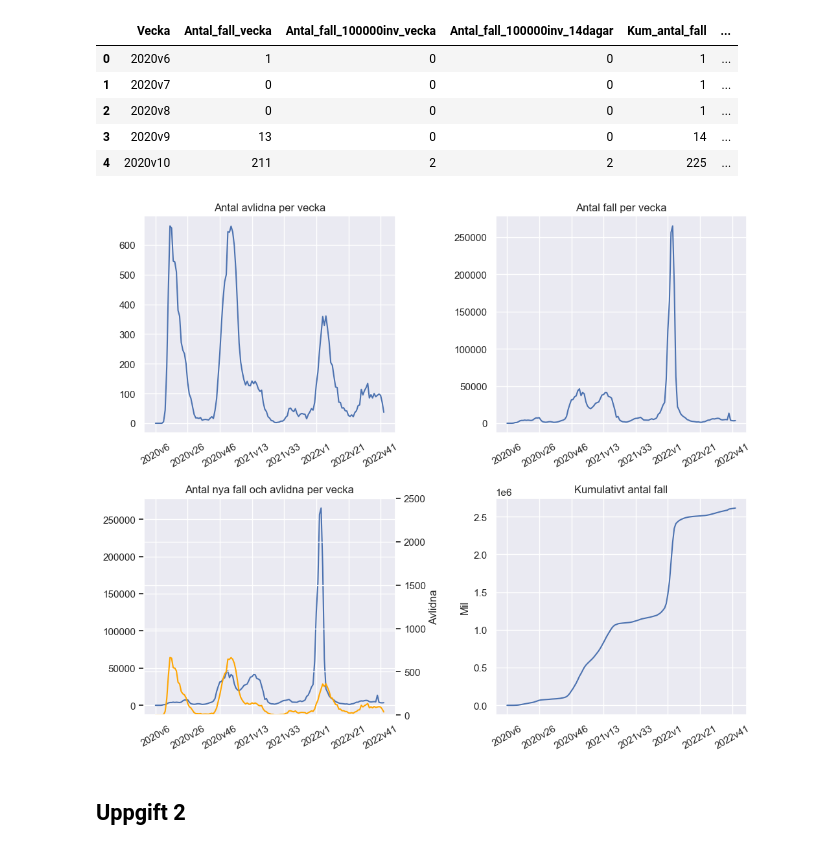
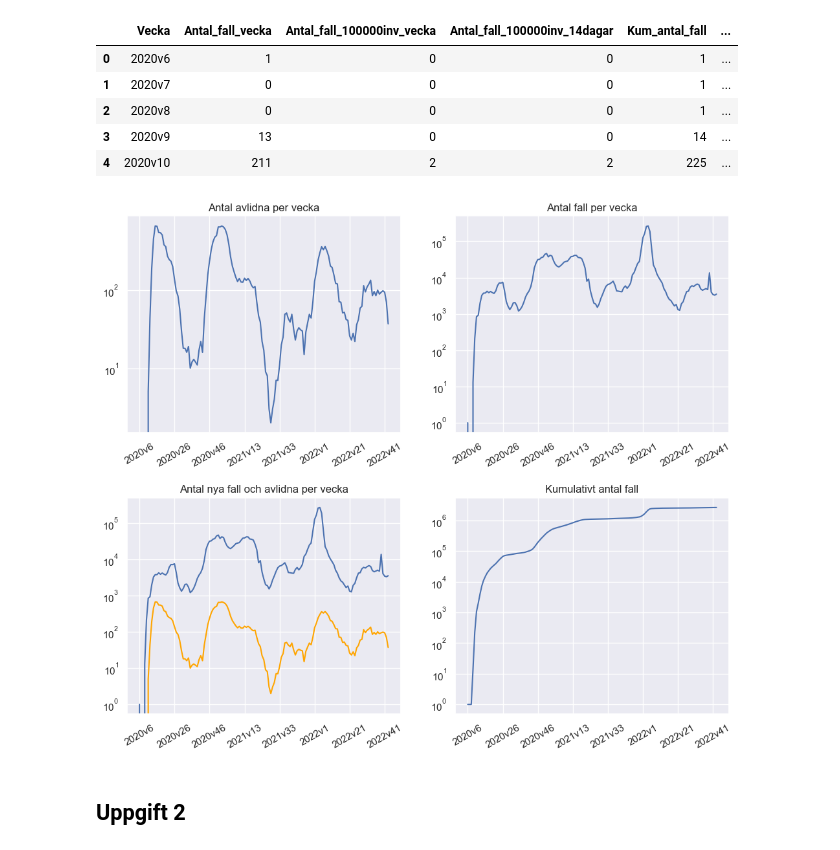
Before and after one commit to Kevy69/Databehandling-Kevin, a Jupyter notebook: Labs/Lab 1/Testing.ipynb, the cells around one changed output. Cells and saved outputs as stored; diff of their text form; code cells hidden in the pictures.

```diff
--- a/Labs/Lab 1/Testing.ipynb
+++ b/Labs/Lab 1/Testing.ipynb
@@ -186,6 +193,6 @@ fig.show()
 # %%
 fig, axes = plt.subplots(2, 2, figsize=(12, 10))
-fig.subplots_adjust(wspace=0.4, hspace=0.3)
+fig.subplots_adjust(wspace=0.2, hspace=0.3)
 
 # c)
 Antal_avlidna_vecka = sns.lineplot(
@@ -196,9 +203,7 @@ Antal_avlidna_vecka = sns.lineplot(
 )
 
 Antal_avlidna_vecka.set(
-    title='Antal avlidna per vecka',
-    xlabel='',
-    ylabel=''
+    title='Antal avlidna per vecka'
 )
 
 
@@ -211,15 +216,12 @@ Antal_fall_vecka = sns.lineplot(
 )
 
 Antal_fall_vecka.set(
-    title='Antal fall per vecka',
-    xlabel='',
-    ylabel=''
+    title='Antal fall per vecka'
 )
 
 
 # e)
 
-additional_xaxis_ax = axes[1, 0].twinx()
 
 Antal_fall_vecka = sns.lineplot(
     ax=axes[1, 0],
@@ -229,54 +231,49 @@ Antal_fall_vecka = sns.lineplot(
 )
 
 Antal_avlidna_vecka = sns.lineplot(
-    ax=additional_xaxis_ax,
+    ax=axes[1, 0],
     data=covid19_veckodata_Riket,
     x='Vecka',
     y='Antal_avlidna_vecka',
     color='orange'
 )
 
-
-additional_xaxis_ax.set_ylim(0, 2500)
-
 Antal_fall_vecka.set(
-    title='Antal nya fall och avlidna per vecka',
-    xlabel='',
-    ylabel=''
-)
-
-Antal_avlidna_vecka.set(
-    xlabel='',
-    ylabel='Avlidna'
+    title='Antal nya fall och avlidna per vecka'
 )
 
 
 # f)
 Kum_antal_fall = sns.lineplot(
     ax=axes[1, 1],
     data=covid19_veckodata_Riket,
     x='Vecka',
     y='Kum_antal_fall'
 )
 
 Kum_antal_fall.set(
-    title='Kumulativt antal fall',
-    xlabel='',
-    ylabel='Mil'
+    title='Kumulativt antal fall'
 )
 
 
-# Common settings applied to all subplots
-
-# Make iteration easier
-for ax in axes.reshape(-1):
+# Common settings applied across all subplots
+for ax in axes.reshape(-1): # Reshape axes to a list in order to make iteration easier
     # Decrease visible date number resolution in order to make things more readable
     ax.xaxis.set_major_locator(plt.MaxNLocator(10))
 
     # Rotate date labels in order to increase date resolution. coolnessfactor++;
     ax.tick_params(axis='x', rotation=30)
+
+    ax.set(yscale="log") # Comment out to disable logarithmic y-axis
+
+    ax.set(ylabel='', xlabel='')
+
+# this fig needs to be in log
+axes[1, 0].set(yscale="log")
+
+fig.savefig("Visualiseringar/Kumulativt_antal_fall.png")
 # %% [output]
-[figure, old version]
+[figure, new version]
 # %% [markdown]
 ## Uppgift 2
 # %%
```
Also changed, not shown: parts of 9 cells of this notebook, 8 other files.
